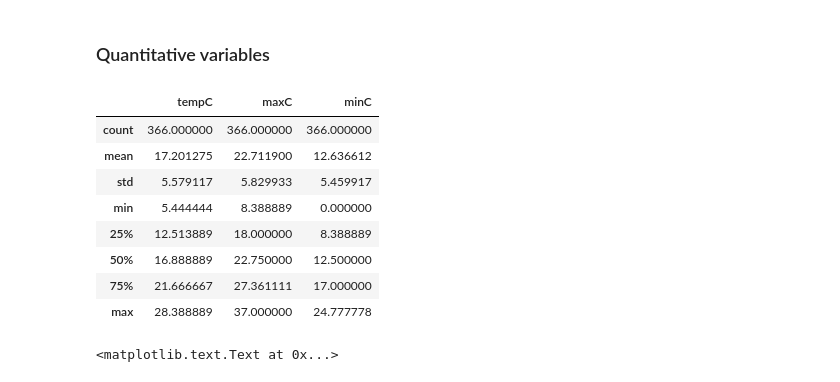
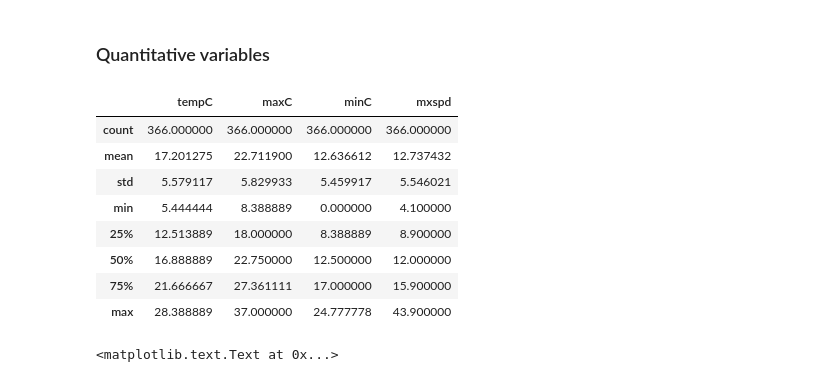
Before and after one commit to ibrahim85/dataviz15, a Jupyter notebook: assignments/week04/vizs.ipynb, the cells around one changed output. Cells and saved outputs as stored; diff of their text form; code cells hidden in the pictures.

```diff
--- a/assignments/week04/vizs.ipynb
+++ b/assignments/week04/vizs.ipynb
@@ -104,17 +104,17 @@ df = dfObs.copy()
 # %% [markdown]
 ### Quantitative variables
 # %%
-df[['tempC','maxC','minC']].describe()
+df[['tempC','maxC','minC','mxspd']].describe()
 # %% [output]
-|  | tempC | maxC | minC |
-| count | 366.000000 | 366.000000 | 366.000000 |
-| mean | 17.201275 | 22.711900 | 12.636612 |
-| std | 5.579117 | 5.829933 | 5.459917 |
-| min | 5.444444 | 8.388889 | 0.000000 |
-| 25% | 12.513889 | 18.000000 | 8.388889 |
-| 50% | 16.888889 | 22.750000 | 12.500000 |
-| 75% | 21.666667 | 27.361111 | 17.000000 |
-| max | 28.388889 | 37.000000 | 24.777778 |
+|  | tempC | maxC | minC | mxspd |
+| count | 366.000000 | 366.000000 | 366.000000 | 366.000000 |
+| mean | 17.201275 | 22.711900 | 12.636612 | 12.737432 |
+| std | 5.579117 | 5.829933 | 5.459917 | 5.546021 |
+| min | 5.444444 | 8.388889 | 0.000000 | 4.100000 |
+| 25% | 12.513889 | 18.000000 | 8.388889 | 8.900000 |
+| 50% | 16.888889 | 22.750000 | 12.500000 | 12.000000 |
+| 75% | 21.666667 | 27.361111 | 17.000000 | 15.900000 |
+| max | 28.388889 | 37.000000 | 24.777778 | 43.900000 |
 # %%
 sns.distplot(df["tempC"].dropna(), kde=False);
 plt.xlabel('Temperature (ºC)')
```
Also changed, not shown: parts of 4 cells of this notebook.
